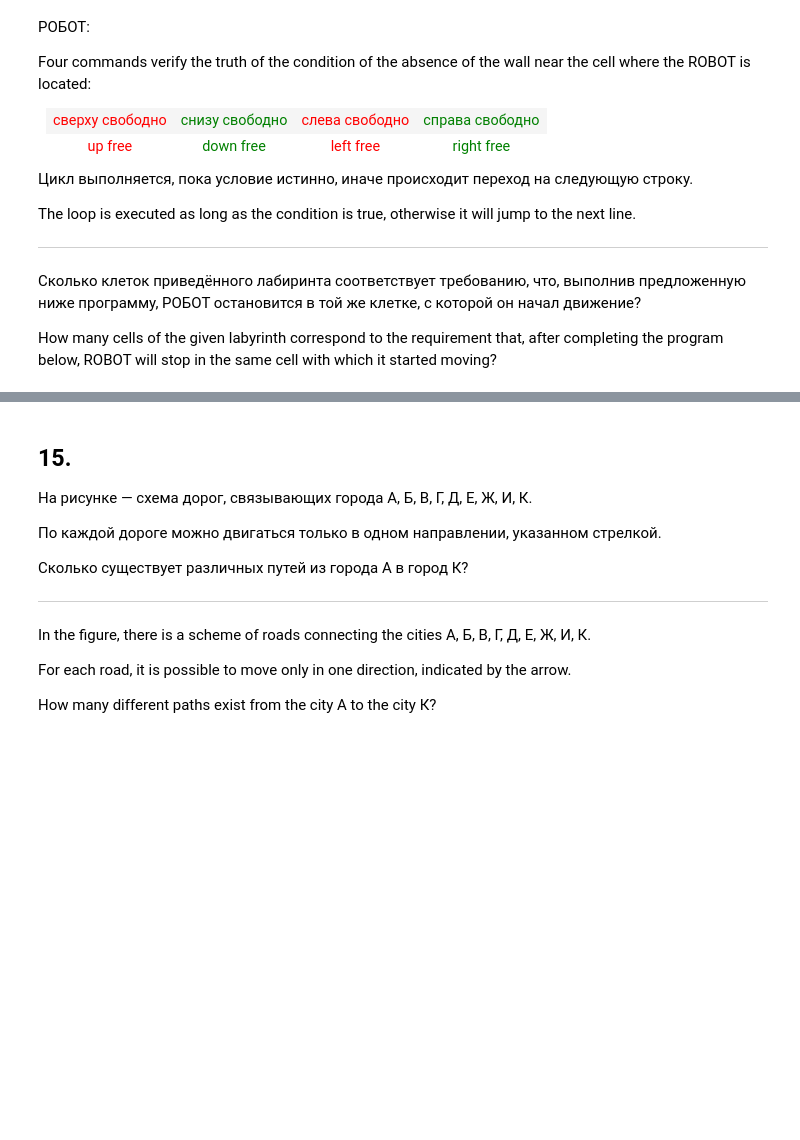
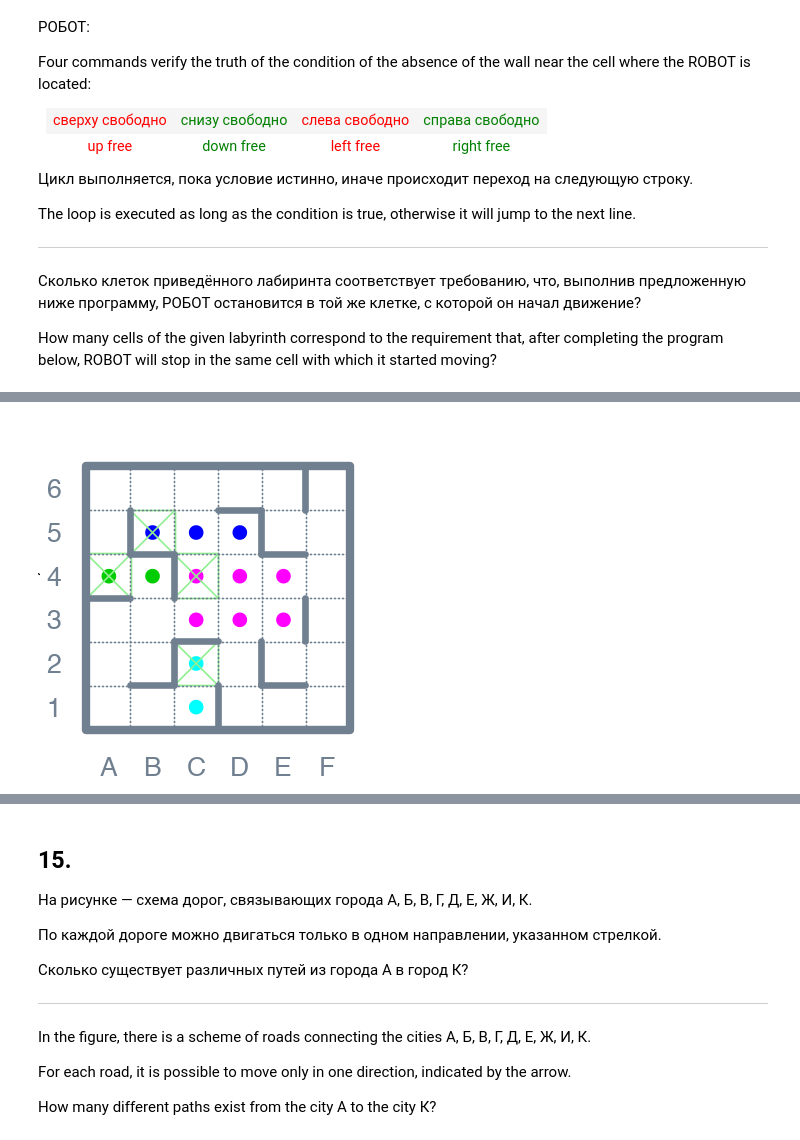
Before and after one commit to OlgaBelitskaya/it_20172018, a Jupyter notebook: 2017_Variant2_R.ipynb, the cells around one changed output, grey strips where cells are left out. Drawn from its saved outputs; the diff is of its cells as text; code cells hidden in the pictures; blank space fills up the shorter version.

```diff
--- a/2017_Variant2_R.ipynb
+++ b/2017_Variant2_R.ipynb
@@ -736,0 +755,31 @@ How many cells of the given labyrinth correspond to the requirement that, after
+# %%
+options(repr.plot.width=3,repr.plot.height=3)
+par(mar=c(2,2,2,2))
+
+plot(c(0.5,1.5,1.5,2.5,3.5,2.5,3.5,4.5,4.5,3.5,2.5,2.5,2.5),
+     c(3.5,3.5,4.5,4.5,4.5,3.5,3.5,3.5,2.5,2.5,2.5,1.5,0.5),
+     col=c(3,3,4,4,4,6,6,6,6,6,6,5,5),
+     pch=20,cex=2,xaxt='n',yaxt='n',
+     xlim=c(0.2,5.8),ylim=c(0.2,5.8))
+
+axis(2,las=2,tck=0,col.axis='slategray',cex.axis=1.3,
+     at=c(0.5,1.5,2.5,3.5,4.5,5.5),labels=c('1','2','3','4','5','6'))
+axis(1,las=0,tck=0,col.axis='slategray',cex.axis=1.3,
+     at=c(0.5,1.5,2.5,3.5,4.5,5.5),labels=c('A','B','C','D','E','F'))
+
+points(c(0.5,1.5,2.5,2.5),c(3.5,4.5,3.5,1.5),pch=7,cex=5,col='lightgreen')
+
+seg <- c(1,1,2,1, 2,1,2,2, 2,2,3,2, 0,3,1,3,
+         1,4,1,5, 1,4,2,4, 2,4,2,3, 3,0,3,1,
+         3,5,4,5, 4,5,4,4, 4,4,5,4, 5,6,5,5,
+         4,2,4,1, 4,1,5,1, 5,2,5,3)
+
+for (i in seq(from=1, to=60, by=4)) {
+     segments(seg[i],seg[i+1],seg[i+2],seg[i+3],
+              col='slategray',lw=4)
+}
+
+box(col="slategray",lwd=5)
+grid(nx=6,ny=6,col="slategray",lty="dotted",equilogs = TRUE)
+# %% [output]
+[figure, added]
```
Also changed, not shown: parts of 5 cells of this notebook, 1 other file.
